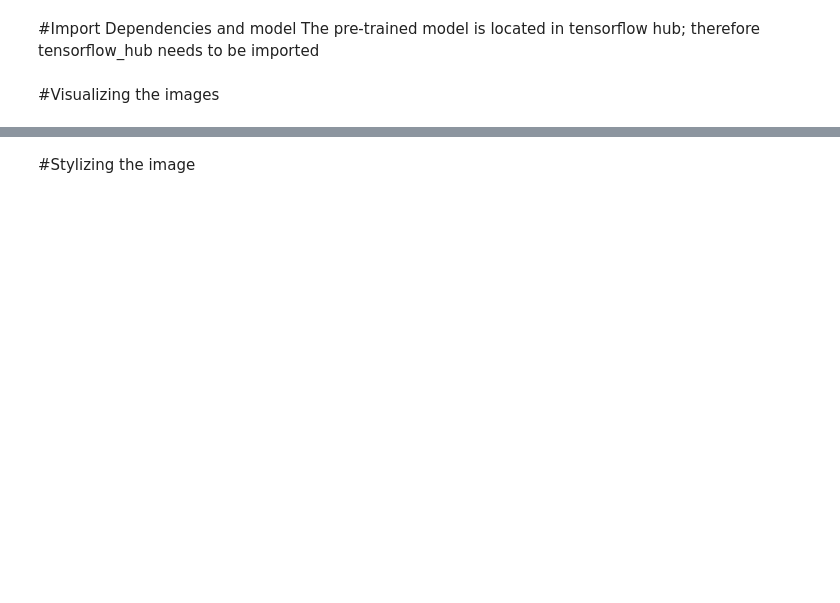
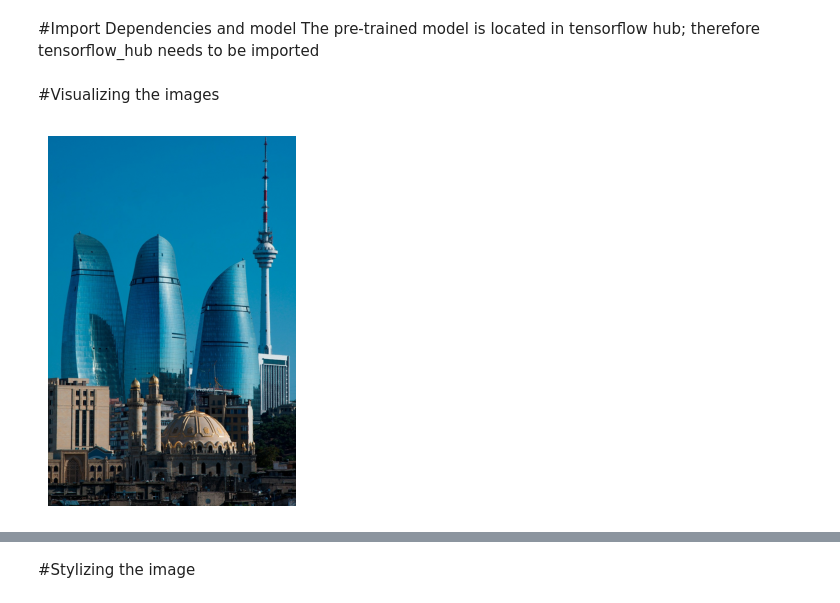
Before and after one commit to Nifdi01/style-transfer, a Jupyter notebook: Stylizer.ipynb, the cells around one changed output, grey strips where cells are left out. Drawn from its saved outputs; the diff is of its cells as text; code cells hidden in the pictures; blank space fills up the shorter version.

```diff
--- a/Stylizer.ipynb
+++ b/Stylizer.ipynb
@@ -31,11 +30,15 @@ def load_image(image_path):
     image = image[tf.newaxis, :]
     return image
 # %%
-content_image = load_image('rew.jpeg')
-styling_image = load_image('123.jpg')
+content_image = load_image('base.jpg')
+styling_image = load_image('style.jpg')
 # %% [markdown]
 #Visualizing the images
 # %%
 plt.imshow(np.squeeze(content_image))
+plt.axis("off")
+plt.show()
+# %% [output]
+[figure, added]
 # %%
 plt.imshow(np.squeeze(styling_image))
```
Also changed, not shown: parts of 3 cells of this notebook.
